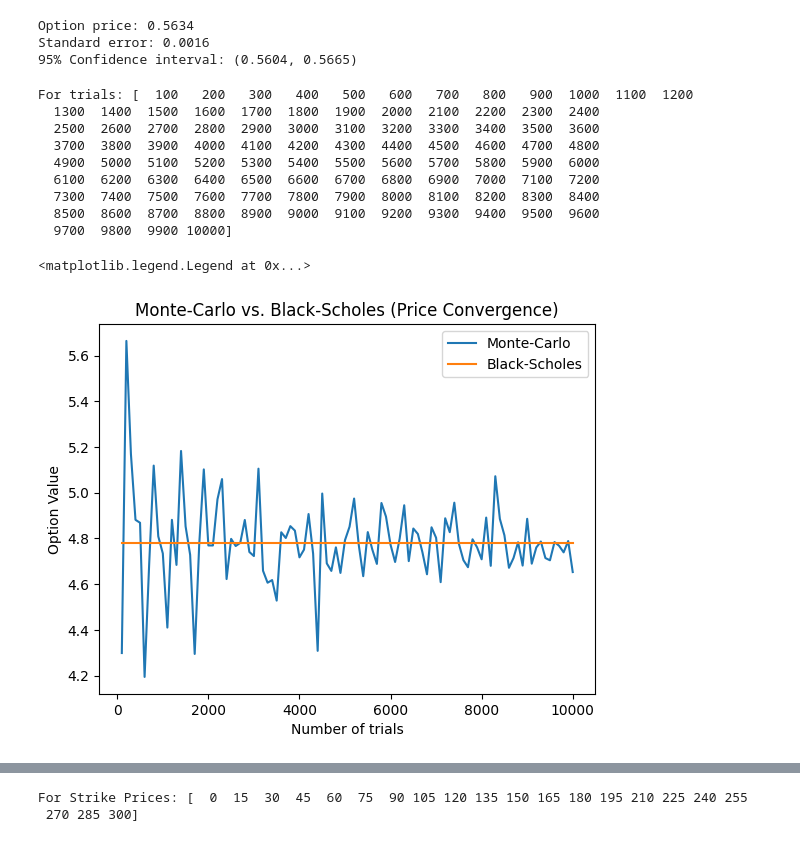
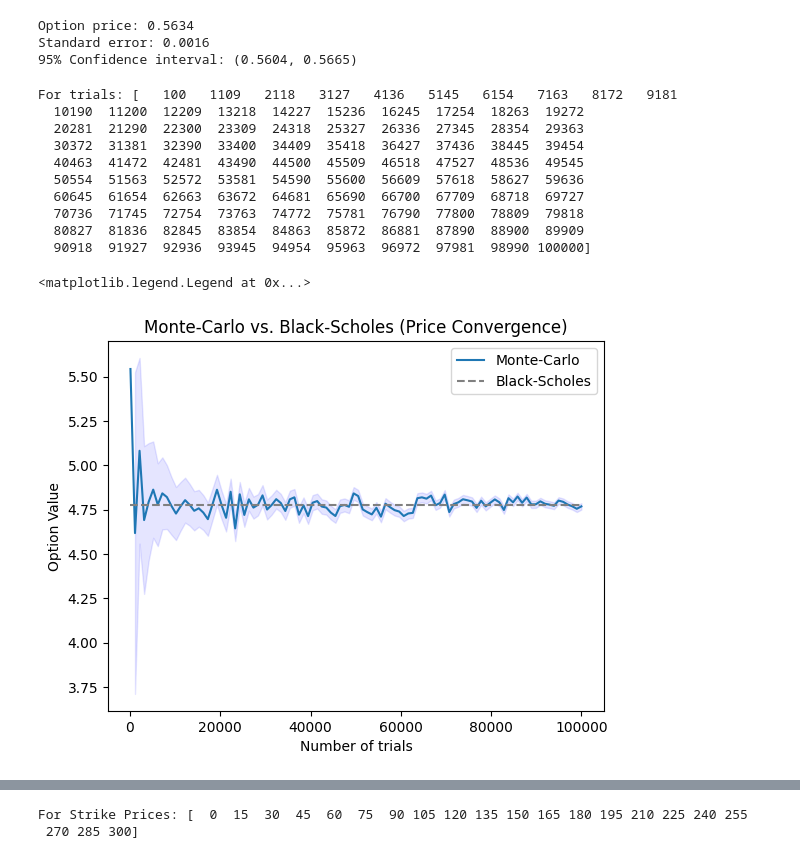
Before and after one commit to pmchrist/Comp-Finance-Assignments, a Jupyter notebook: Assignment_2/Assignment_2.ipynb, the cells around one changed output, grey strips where cells are left out. Cells and saved outputs as stored; diff of their text form; code cells hidden in the pictures.

```diff
--- a/Assignment_2/Assignment_2.ipynb
+++ b/Assignment_2/Assignment_2.ipynb
@@ -172,47 +172,53 @@ tree = buildTree(S0, sigma, T, 50) # N=50
 bt_answer = valueOptionMatrix(tree, T, 50, r, K, sigma, False)[0,0]
 
 option_prices = []   # List containing average option price of each trail
+ci = []   # List containing 95% confidence interval for option price of each trail
 bs_abs_errors = []   # List containing absolute error of each trail
 bt_abs_errors = []   # List containing absolute error of each trail
 
 # List containing number of trials
-trials = np.linspace(100, 10_000, 100, dtype=int)
+trials = np.linspace(100, 100_000, 100, dtype=int)
 print("For trials:", trials)
 
 for M in tqdm(trials):
 
     # Get stock price development
     values_history = mc_value(S0, r, sigma, T, M)
 
     # Get option price development
     payoff_history = mc_payoff(K, values_history, call=False, payoff_type='vanilla')
 
     # Get fair option price and append
     option_price = np.exp(-r * T) * np.mean(payoff_history)
     option_prices.append(option_price)
 
     # Caclulate and append absolute error
     bs_abs_errors.append(np.abs(option_price - bs_answer))
     bt_abs_errors.append(np.abs(option_price - bt_answer))
 
+    # Calculate and append 95% confidence interval
+    ci.append(np.abs(norm.ppf(0.025)) * np.std(option_prices, ddof=1) / np.sqrt(len(option_prices)))
+
 # Plot Price Convergence Monte-Carlo vs. Black-Scholes
 plt.title("Monte-Carlo vs. Black-Scholes (Price Convergence)")
 plt.plot(trials, option_prices, label="Monte-Carlo")                                 # Plot Monte-Carlo option price development
-plt.plot(trials, [bs_answer for i in range(len(trials))], label="Black-Scholes")     # Plot Black-Scholes option price development
+plt.plot(trials, [bs_answer for i in range(len(trials))], '--', c='grey', label="Black-Scholes")     # Plot Black-Scholes option price development
 # plt.plot(trials, [bt_answer for i in range(len(trials))], label="Binomial Tree")     # Plot Binomial Tree option price development
+plt.fill_between(trials, [x - y for x, y in zip(option_prices, ci)], [x + y for x, y in zip(option_prices, ci)], color='b', alpha=.1)
 plt.xlabel("Number of trials")
 plt.ylabel("Option Value")
 plt.legend()
 # %% [output]
-For trials: [  100   200   300   400   500   600   700   800   900  1000  1100  1200
-  1300  1400  1500  1600  1700  1800  1900  2000  2100  2200  2300  2400
-  2500  2600  2700  2800  2900  3000  3100  3200  3300  3400  3500  3600
-  3700  3800  3900  4000  4100  4200  4300  4400  4500  4600  4700  4800
-  4900  5000  5100  5200  5300  5400  5500  5600  5700  5800  5900  6000
-  6100  6200  6300  6400  6500  6600  6700  6800  6900  7000  7100  7200
-  7300  7400  7500  7600  7700  7800  7900  8000  8100  8200  8300  8400
-  8500  8600  8700  8800  8900  9000  9100  9200  9300  9400  9500  9600
-  9700  9800  9900 10000]
+For trials: [   100   1109   2118   3127   4136   5145   6154   7163   8172   9181
+  10190  11200  12209  13218  14227  15236  16245  17254  18263  19272
+  20281  21290  22300  23309  24318  25327  26336  27345  28354  29363
+  30372  31381  32390  33400  34409  35418  36427  37436  38445  39454
+  40463  41472  42481  43490  44500  45509  46518  47527  48536  49545
+  50554  51563  52572  53581  54590  55600  56609  57618  58627  59636
+  60645  61654  62663  63672  64681  65690  66700  67709  68718  69727
+  70736  71745  72754  73763  74772  75781  76790  77800  78809  79818
+  80827  81836  82845  83854  84863  85872  86881  87890  88900  89909
+  90918  91927  92936  93945  94954  95963  96972  97981  98990 100000]
 <matplotlib.legend.Legend at 0x...>
-[figure, old version]
+[figure, new version]
 # %%
```
Also changed, not shown: parts of 1 cell of this notebook.
